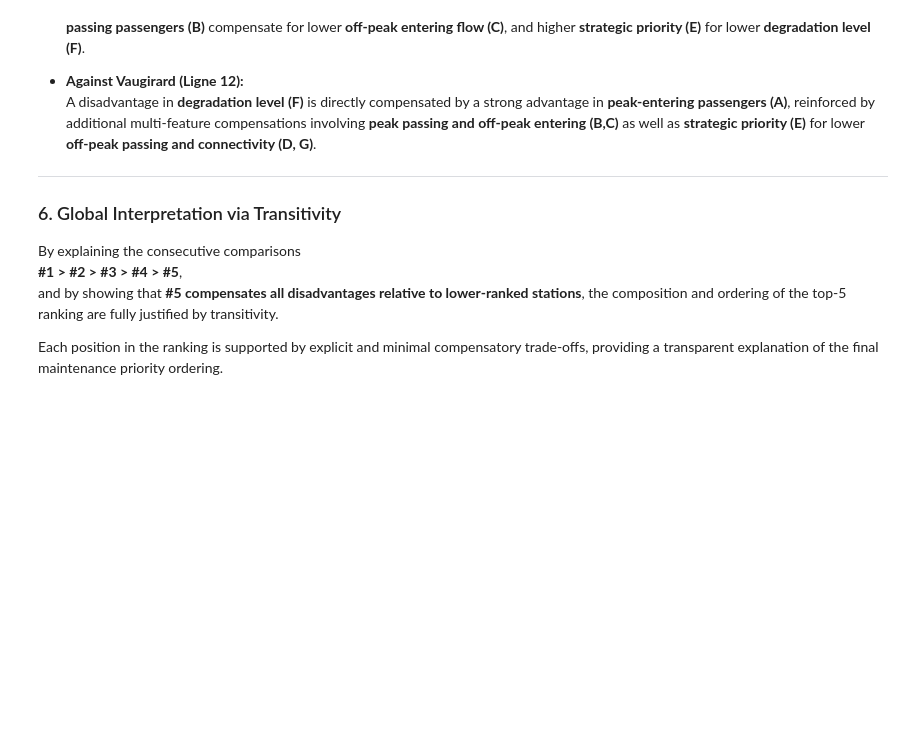
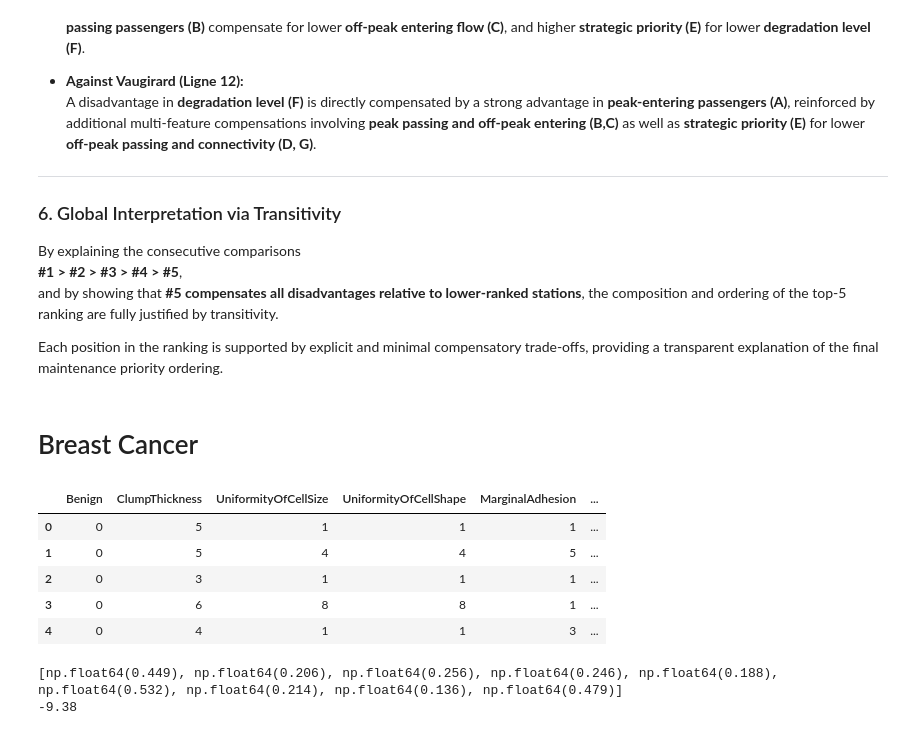
Before and after one commit to britofelipe/projet-sdp, a Jupyter notebook: main.ipynb, the cells around one changed output. Cells and saved outputs as stored; diff of their text form; code cells hidden in the pictures; blank space fills up the shorter version.

```diff
--- a/main.ipynb
+++ b/main.ipynb
@@ -1941,3 +1941,30 @@ By explaining the consecutive comparisons
 and by showing that **#5 compensates all disadvantages relative to lower-ranked stations**, the composition and ordering of the top-5 ranking are fully justified by transitivity.
 
 Each position in the ranking is supported by explicit and minimal compensatory trade-offs, providing a transparent explanation of the final maintenance priority ordering.
+# %% [markdown]
+# Breast Cancer
+# %%
+breast_cancer = pd.read_csv("data/breastcancer_processed.csv", lineterminator='\r')
+display(breast_cancer.head())
+# %% [output]
+|  | Benign | ClumpThickness | UniformityOfCellSize | UniformityOfCellShape | MarginalAdhesion | ... |
+| 0 | 0 | 5 | 1 | 1 | 1 | ... |
+| 1 | 0 | 5 | 4 | 4 | 5 | ... |
+| 2 | 0 | 3 | 1 | 1 | 1 | ... |
+| 3 | 0 | 6 | 8 | 8 | 1 | ... |
+| 4 | 0 | 4 | 1 | 1 | 3 | ... |
+# %%
+scaler = pipe.named_steps["scaler"]
+lr = pipe.named_steps["lr"]
+
+w_std = lr.coef_[0]
+b_std = lr.intercept_[0]
+
+w = w_std / scaler.scale_
+b = b_std - np.sum(w_std * scaler.mean_ / scaler.scale_)
+
+print(list(np.round(w, 3)))
+print(round(b, 3))
+# %% [output]
+[np.float64(0.449), np.float64(0.206), np.float64(0.256), np.float64(0.246), np.float64(0.188), np.float64(0.532), np.float64(0.214), np.float64(0.136), np.float64(0.479)]
+-9.38
```
Also changed, not shown: parts of 13 cells of this notebook.
